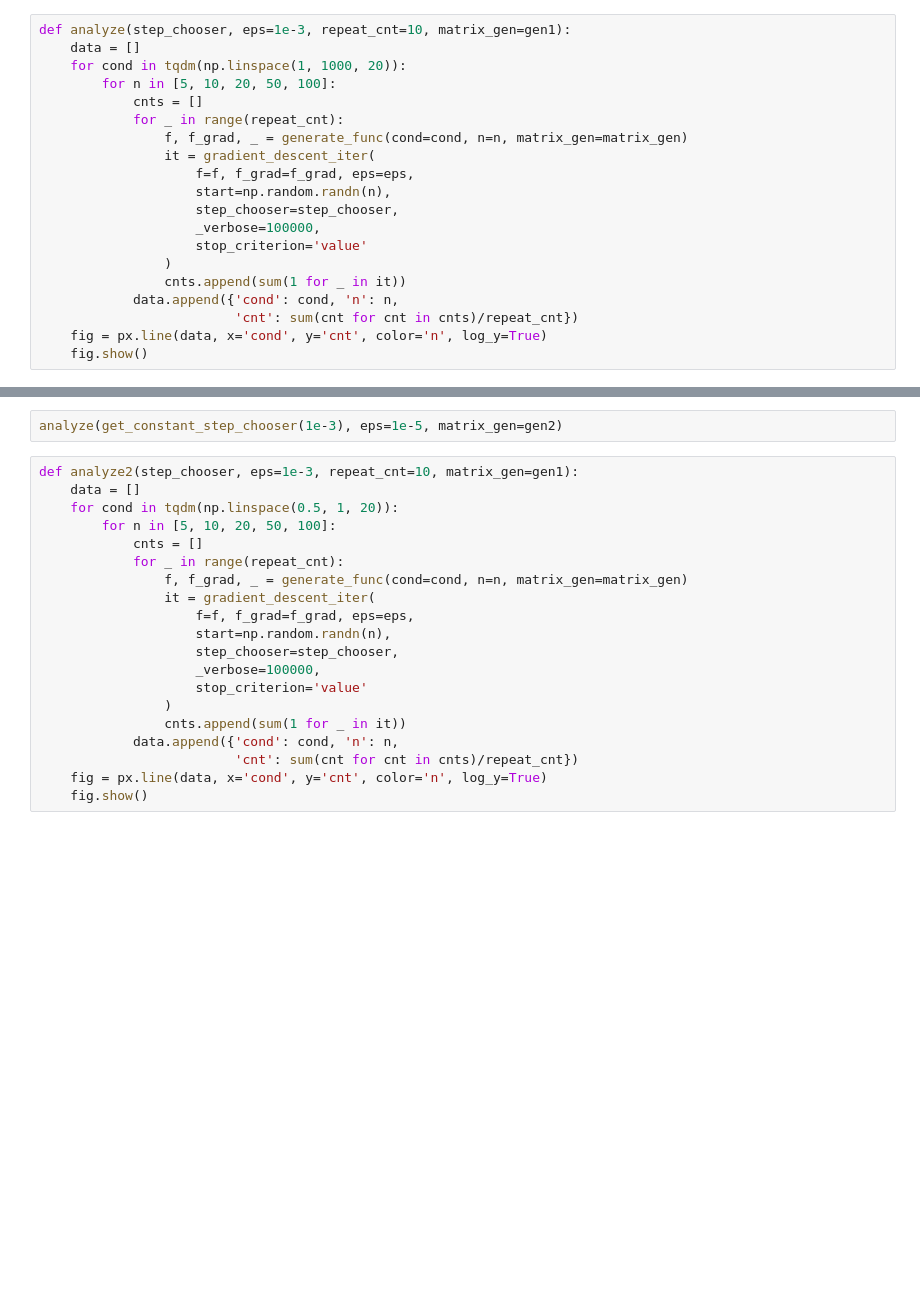
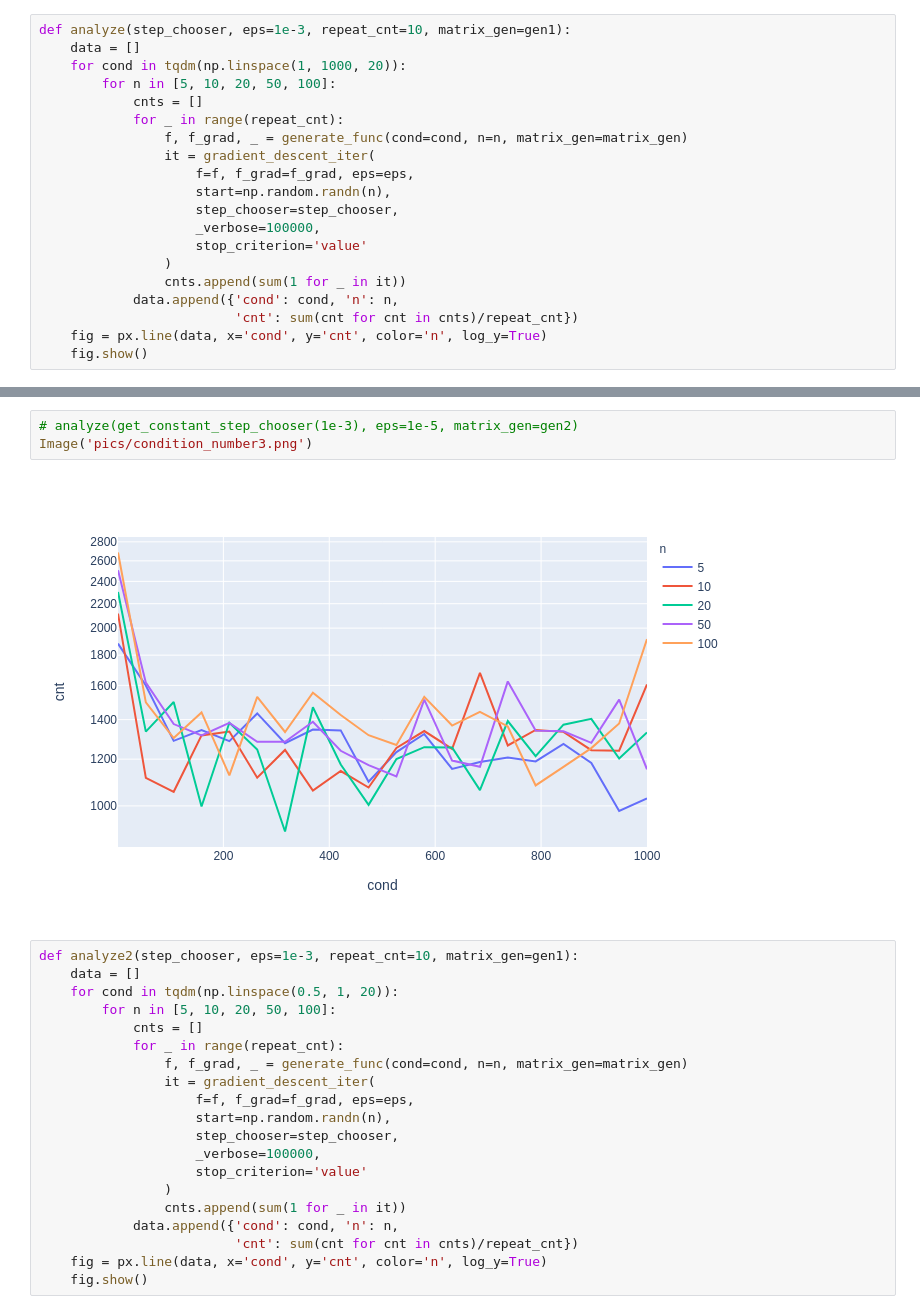
Before and after one commit to GoPavel/optimization-methods, a Jupyter notebook: lab1/notebooks/condition_number.ipynb, the cells around one changed output, grey strips where cells are left out. Cells and saved outputs as stored; diff of their text form; blank space fills up the shorter version.

```diff
--- a/lab1/notebooks/condition_number.ipynb
+++ b/lab1/notebooks/condition_number.ipynb
@@ -87,5 +95,8 @@ analyze(generic_step_chooser(gold.search), eps=1e-5)
 # %%
-analyze(get_constant_step_chooser(1e-3), eps=1e-5, matrix_gen=gen2)
+# analyze(get_constant_step_chooser(1e-3), eps=1e-5, matrix_gen=gen2)
+Image('pics/condition_number3.png')
+# %% [output]
+[figure, added]
 # %%
 def analyze2(step_chooser, eps=1e-3, repeat_cnt=10, matrix_gen=gen1):
     data = []
```
Also changed, not shown: parts of 4 cells of this notebook, 16 other files.
